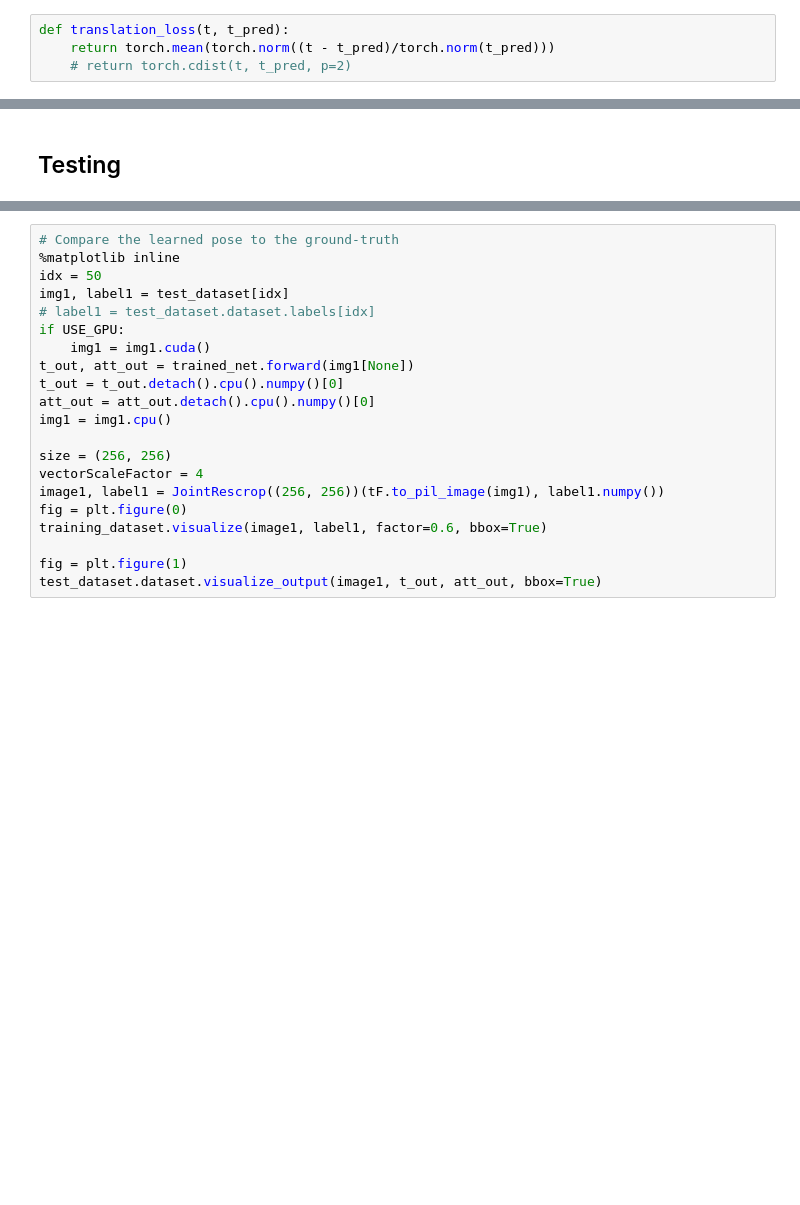
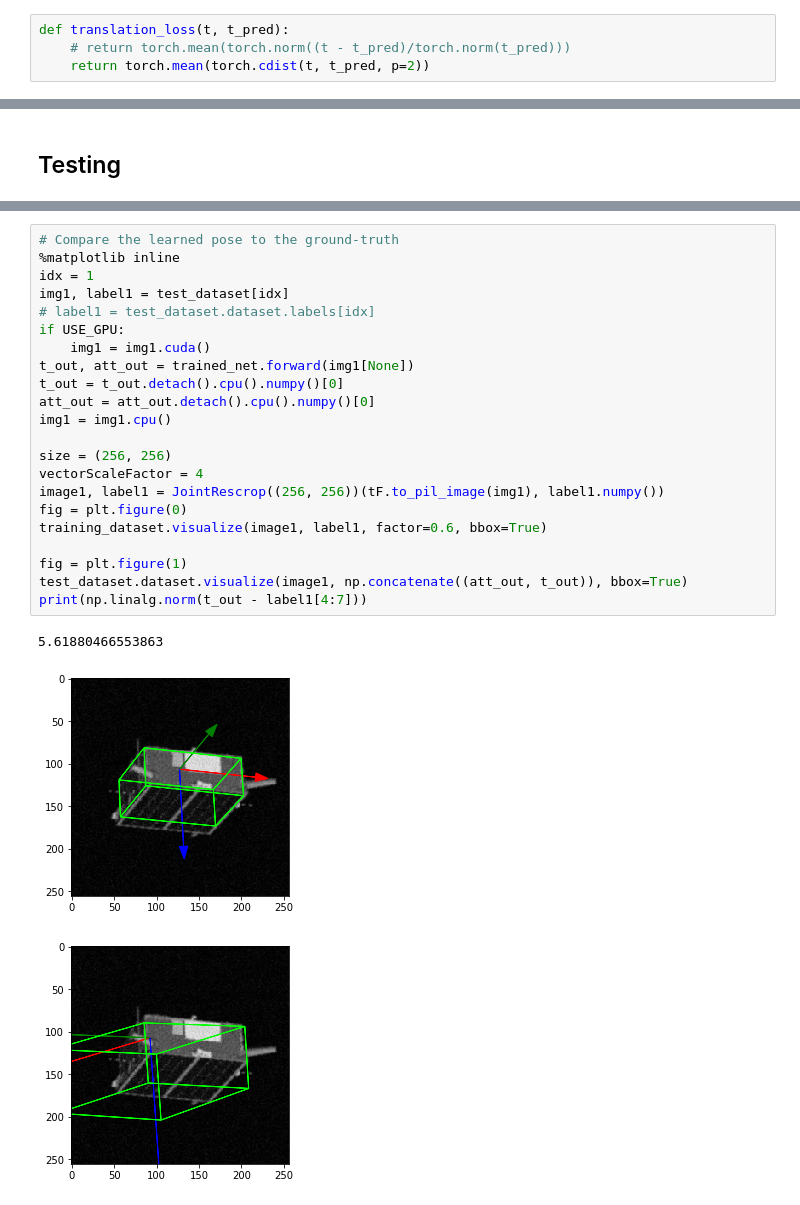
Before and after one commit to jazzalin/spacecraft-pose-estimation, a Jupyter notebook: model/model.ipynb, the cells around one changed output, grey strips where cells are left out. Drawn from its saved outputs; the diff is of its cells as text; blank space fills up the shorter version.

```diff
--- a/model/model.ipynb
+++ b/model/model.ipynb
@@ -314,7 +317,7 @@ def get_of_optimizer(net):
     return optimizer
 # %%
 def translation_loss(t, t_pred):
-    return torch.mean(torch.norm((t - t_pred)/torch.norm(t_pred)))
-    # return torch.cdist(t, t_pred, p=2)
+    # return torch.mean(torch.norm((t - t_pred)/torch.norm(t_pred)))
+    return torch.mean(torch.cdist(t, t_pred, p=2))
 # %%
 def attitude_loss(att, att_pred):
@@ -456,21 +488,26 @@ print("Test error: {}".format(test_loss))
 # %%
 # Compare the learned pose to the ground-truth
 %matplotlib inline
-idx = 50
+idx = 1
 img1, label1 = test_dataset[idx]
 # label1 = test_dataset.dataset.labels[idx]
 if USE_GPU:
     img1 = img1.cuda()
 t_out, att_out = trained_net.forward(img1[None])
 t_out = t_out.detach().cpu().numpy()[0]
 att_out = att_out.detach().cpu().numpy()[0]
 img1 = img1.cpu()
 
 size = (256, 256)
 vectorScaleFactor = 4
 image1, label1 = JointRescrop((256, 256))(tF.to_pil_image(img1), label1.numpy())
 fig = plt.figure(0)
 training_dataset.visualize(image1, label1, factor=0.6, bbox=True)
 
 fig = plt.figure(1)
-test_dataset.dataset.visualize_output(image1, t_out, att_out, bbox=True)
+test_dataset.dataset.visualize(image1, np.concatenate((att_out, t_out)), bbox=True)
+print(np.linalg.norm(t_out - label1[4:7]))
+# %% [output]
+5.61880466553863
+[figure, added]
+[figure, added]
```
Also changed, not shown: parts of 14 cells of this notebook.
